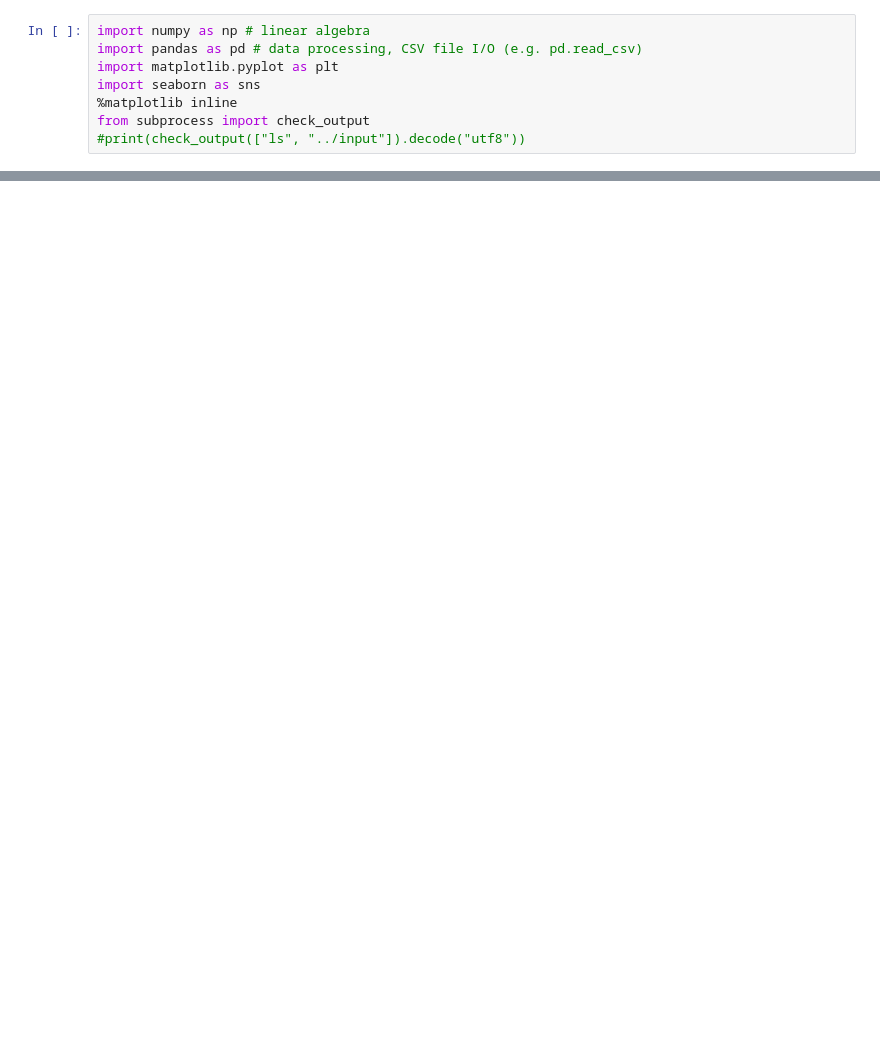
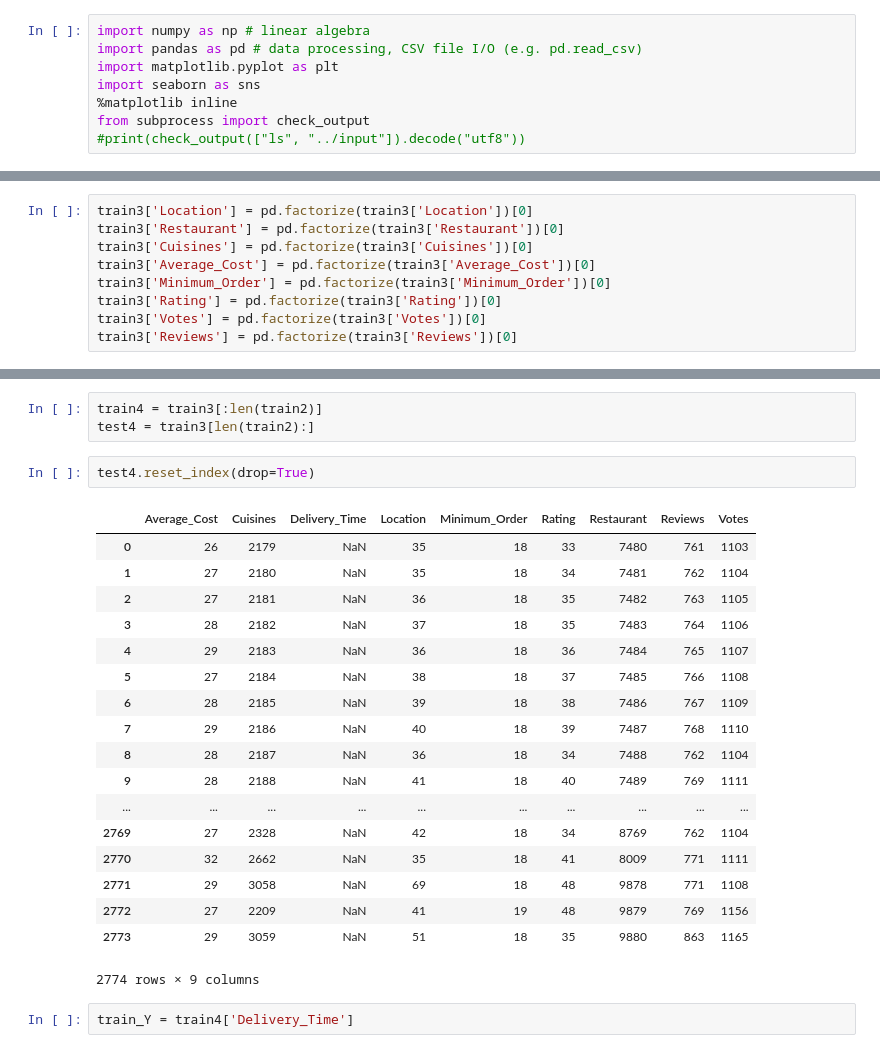
Before and after one commit to rishabh30/Predicting_Food_Delivery_Time, a Jupyter notebook: main.ipynb, the cells around one changed output, grey strips where cells are left out. Cells and saved outputs as stored; diff of their text form; blank space fills up the shorter version.

```diff
--- a/main.ipynb
+++ b/main.ipynb
@@ -196,0 +532,9 @@ submit.to_csv('submit_private_test.csv',index=None)
+# %%
+train3['Location'] = pd.factorize(train3['Location'])[0]
+train3['Restaurant'] = pd.factorize(train3['Restaurant'])[0]
+train3['Cuisines'] = pd.factorize(train3['Cuisines'])[0]
+train3['Average_Cost'] = pd.factorize(train3['Average_Cost'])[0]
+train3['Minimum_Order'] = pd.factorize(train3['Minimum_Order'])[0]
+train3['Rating'] = pd.factorize(train3['Rating'])[0]
+train3['Votes'] = pd.factorize(train3['Votes'])[0]
+train3['Reviews'] = pd.factorize(train3['Reviews'])[0]
@@ -196,0 +550,26 @@ submit.to_csv('submit_private_test.csv',index=None)
+# %%
+train4 = train3[:len(train2)]
+test4 = train3[len(train2):]
+# %%
+test4.reset_index(drop=True)
+# %% [output]
+|  | Average_Cost | Cuisines | Delivery_Time | Location | Minimum_Order | Rating | Restaurant | Reviews | Votes |
+| 0 | 26 | 2179 | NaN | 35 | 18 | 33 | 7480 | 761 | 1103 |
+| 1 | 27 | 2180 | NaN | 35 | 18 | 34 | 7481 | 762 | 1104 |
+| 2 | 27 | 2181 | NaN | 36 | 18 | 35 | 7482 | 763 | 1105 |
+| 3 | 28 | 2182 | NaN | 37 | 18 | 35 | 7483 | 764 | 1106 |
+| 4 | 29 | 2183 | NaN | 36 | 18 | 36 | 7484 | 765 | 1107 |
+| 5 | 27 | 2184 | NaN | 38 | 18 | 37 | 7485 | 766 | 1108 |
+| 6 | 28 | 2185 | NaN | 39 | 18 | 38 | 7486 | 767 | 1109 |
+| 7 | 29 | 2186 | NaN | 40 | 18 | 39 | 7487 | 768 | 1110 |
+| 8 | 28 | 2187 | NaN | 36 | 18 | 34 | 7488 | 762 | 1104 |
+| 9 | 28 | 2188 | NaN | 41 | 18 | 40 | 7489 | 769 | 1111 |
+| ... | ... | ... | ... | ... | ... | ... | ... | ... | ... |
+| 2769 | 27 | 2328 | NaN | 42 | 18 | 34 | 8769 | 762 | 1104 |
+| 2770 | 32 | 2662 | NaN | 35 | 18 | 41 | 8009 | 771 | 1111 |
+| 2771 | 29 | 3058 | NaN | 69 | 18 | 48 | 9878 | 771 | 1108 |
+| 2772 | 27 | 2209 | NaN | 41 | 19 | 48 | 9879 | 769 | 1156 |
+| 2773 | 29 | 3059 | NaN | 51 | 18 | 35 | 9880 | 863 | 1165 |
+2774 rows × 9 columns
+# %%
+train_Y = train4['Delivery_Time']
```
Also changed, not shown: parts of 90 cells of this notebook.
